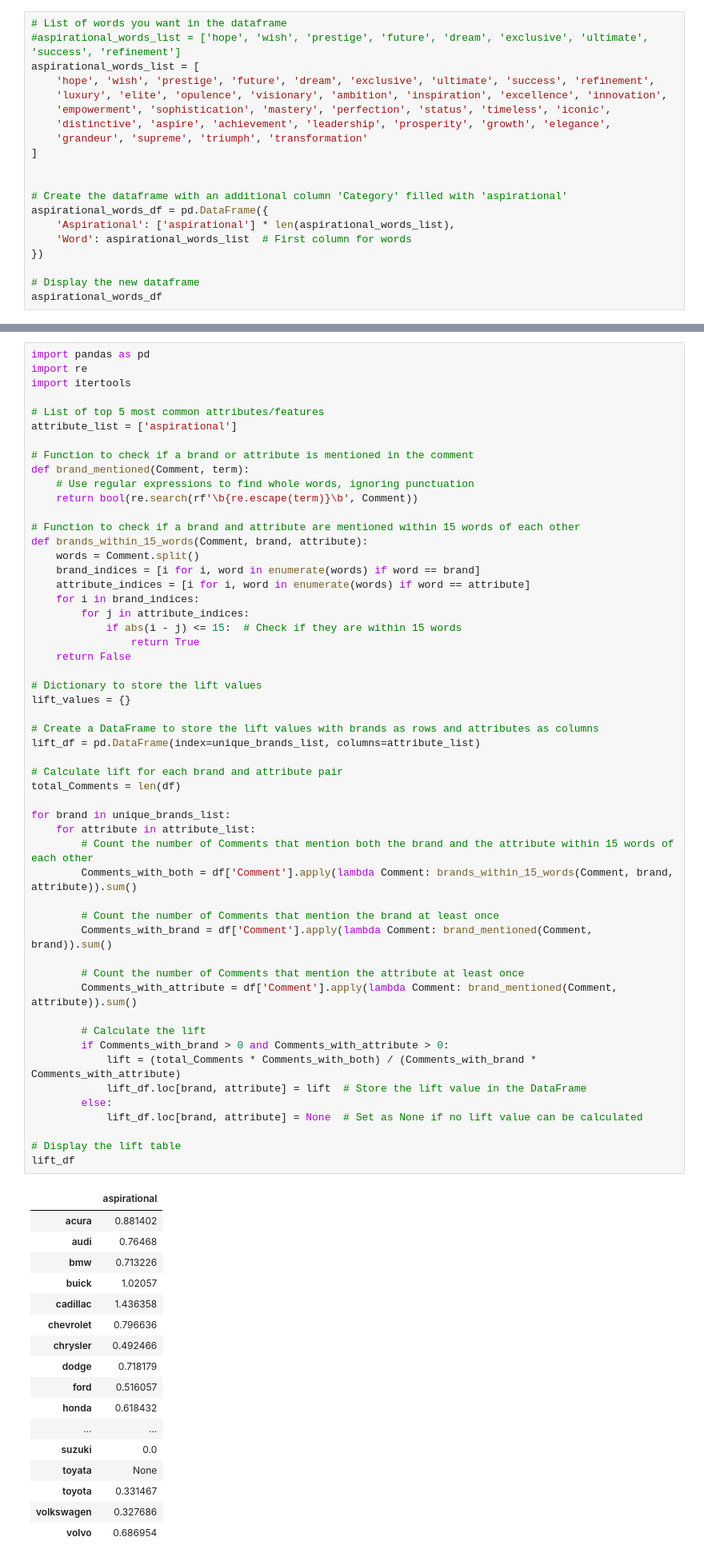
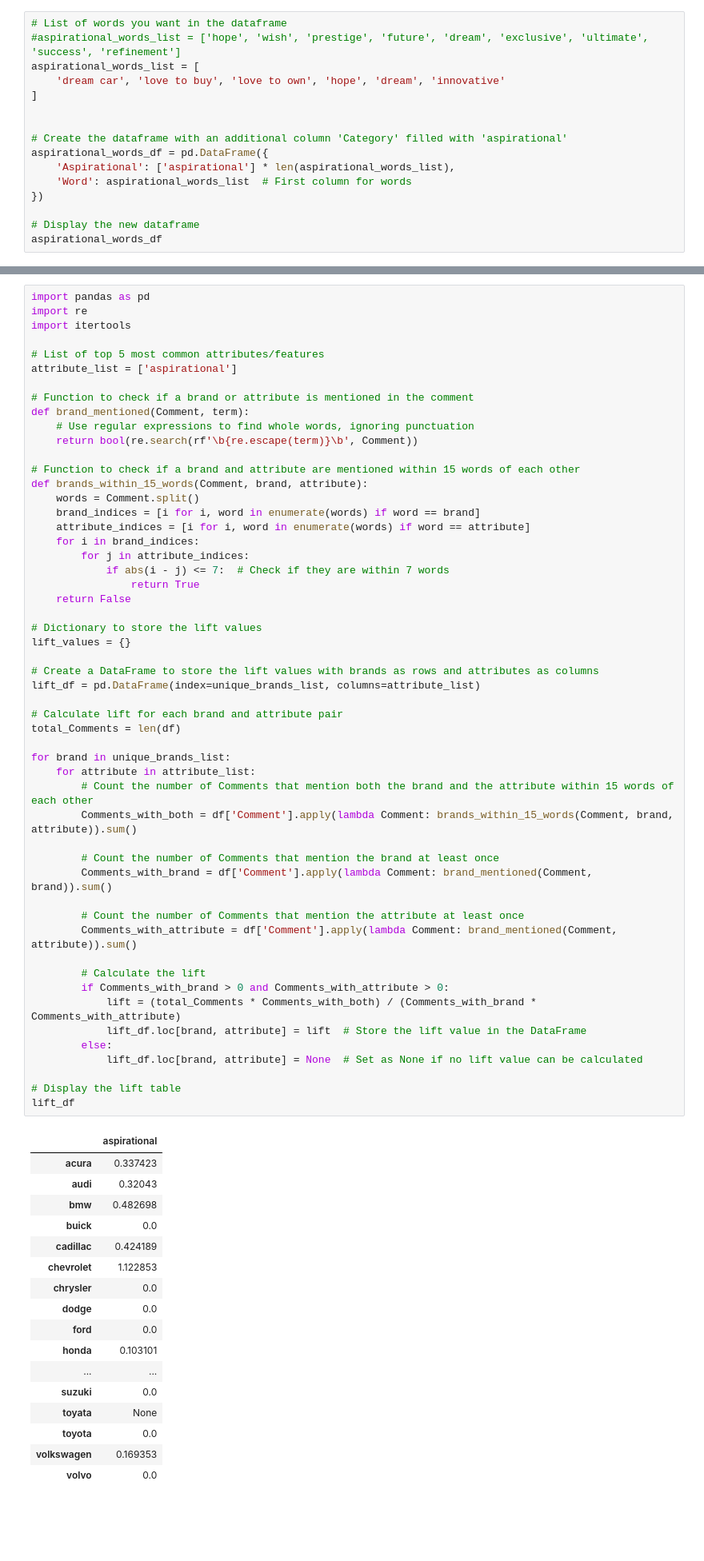
Before and after one commit to biagi0/Unstructured_Data_Projects, a Jupyter notebook: Assignment_One/Assignment_One_Consolidated.ipynb, the cells around one changed output, grey strips where cells are left out. Shown at 80% size. Drawn from its saved outputs; the diff is of its cells as text; blank space fills up the shorter version.

```diff
--- a/Assignment_One/Assignment_One_Consolidated.ipynb
+++ b/Assignment_One/Assignment_One_Consolidated.ipynb
@@ -1062,11 +1062,7 @@ df
 # List of words you want in the dataframe
 #aspirational_words_list = ['hope', 'wish', 'prestige', 'future', 'dream', 'exclusive', 'ultimate', 'success', 'refinement']
 aspirational_words_list = [
-    'hope', 'wish', 'prestige', 'future', 'dream', 'exclusive', 'ultimate', 'success', 'refinement',
-    'luxury', 'elite', 'opulence', 'visionary', 'ambition', 'inspiration', 'excellence', 'innovation',
-    'empowerment', 'sophistication', 'mastery', 'perfection', 'status', 'timeless', 'iconic',
-    'distinctive', 'aspire', 'achievement', 'leadership', 'prosperity', 'growth', 'elegance',
-    'grandeur', 'supreme', 'triumph', 'transformation'
+    'dream car', 'love to buy', 'love to own', 'hope', 'dream', 'innovative'
 ]
 
 
@@ -1142,7 +1128,7 @@ def brands_within_15_words(Comment, brand, attribute):
     attribute_indices = [i for i, word in enumerate(words) if word == attribute]
     for i in brand_indices:
         for j in attribute_indices:
-            if abs(i - j) <= 15:  # Check if they are within 15 words
+            if abs(i - j) <= 7:  # Check if they are within 7 words
                 return True
     return False
 
@@ -1150,46 +1136,46 @@ def brands_within_15_words(Comment, brand, attribute):
 lift_values = {}
 
 # Create a DataFrame to store the lift values with brands as rows and attributes as columns
 lift_df = pd.DataFrame(index=unique_brands_list, columns=attribute_list)
 
 # Calculate lift for each brand and attribute pair
 total_Comments = len(df)
 
 for brand in unique_brands_list:
     for attribute in attribute_list:
         # Count the number of Comments that mention both the brand and the attribute within 15 words of each other
         Comments_with_both = df['Comment'].apply(lambda Comment: brands_within_15_words(Comment, brand, attribute)).sum()
 
         # Count the number of Comments that mention the brand at least once
         Comments_with_brand = df['Comment'].apply(lambda Comment: brand_mentioned(Comment, brand)).sum()
 
         # Count the number of Comments that mention the attribute at least once
         Comments_with_attribute = df['Comment'].apply(lambda Comment: brand_mentioned(Comment, attribute)).sum()
 
         # Calculate the lift
         if Comments_with_brand > 0 and Comments_with_attribute > 0:
             lift = (total_Comments * Comments_with_both) / (Comments_with_brand * Comments_with_attribute)
             lift_df.loc[brand, attribute] = lift  # Store the lift value in the DataFrame
         else:
             lift_df.loc[brand, attribute] = None  # Set as None if no lift value can be calculated
 
 # Display the lift table
 lift_df
 # %% [output]
 |  | aspirational |
-| acura | 0.881402 |
-| audi | 0.76468 |
-| bmw | 0.713226 |
-| buick | 1.02057 |
-| cadillac | 1.436358 |
-| chevrolet | 0.796636 |
-| chrysler | 0.492466 |
-| dodge | 0.718179 |
-| ford | 0.516057 |
-| honda | 0.618432 |
+| acura | 0.337423 |
+| audi | 0.32043 |
+| bmw | 0.482698 |
+| buick | 0.0 |
+| cadillac | 0.424189 |
+| chevrolet | 1.122853 |
+| chrysler | 0.0 |
+| dodge | 0.0 |
+| ford | 0.0 |
+| honda | 0.103101 |
 | ... | ... |
 | suzuki | 0.0 |
 | toyata | None |
-| toyota | 0.331467 |
-| volkswagen | 0.327686 |
-| volvo | 0.686954 |
+| toyota | 0.0 |
+| volkswagen | 0.169353 |
+| volvo | 0.0 |
```
Also changed, not shown: parts of 1 cell of this notebook.
